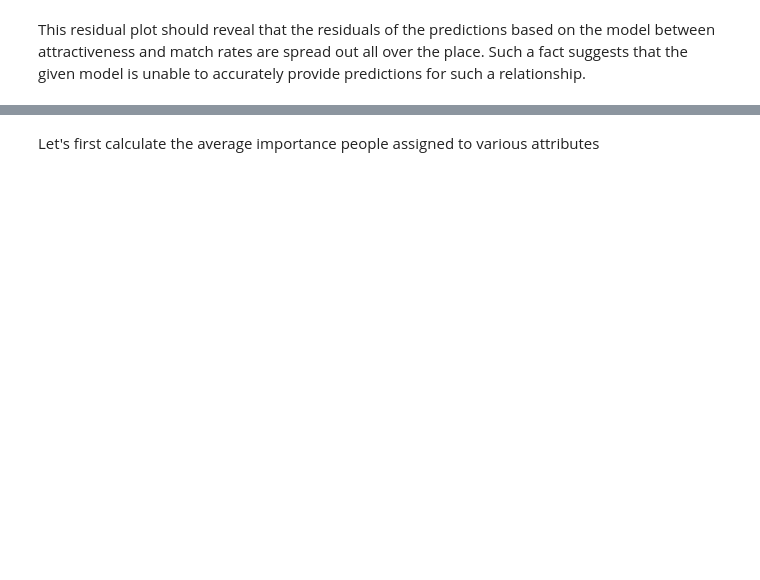
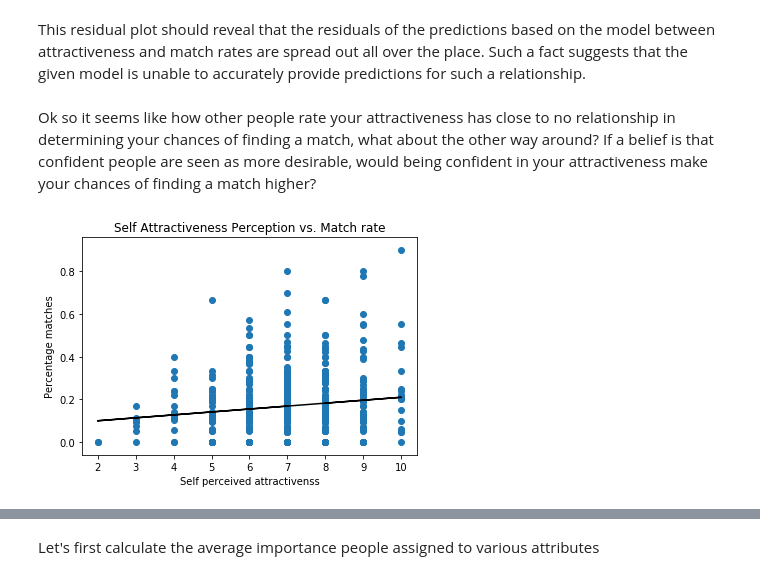
Before and after one commit to egao7/egao7.github.io, a Jupyter notebook: FinalTutorial/Li_Dennis_FinalTutorial.ipynb, the cells around one changed output, grey strips where cells are left out. Cells and saved outputs as stored; diff of their text form; code cells hidden in the pictures; blank space fills up the shorter version.

```diff
--- a/FinalTutorial/Li_Dennis_FinalTutorial.ipynb
+++ b/FinalTutorial/Li_Dennis_FinalTutorial.ipynb
@@ -194,0 +204,23 @@ Though the above exploratory analyses do give an idea of what general characteri
+# %%
+# Find how many total partners each person had and how many total matches they had as well
+group_by_person = data.groupby('iid')
+num_partners = group_by_person['pid'].count().reset_index()
+num_partners.columns = ['iid','num_partners']
+num_matches = group_by_person['match'].sum().reset_index()
+num_matches.columns = ['iid', 'num_matches']
+
+# Calculate the percentage of matches each person ended up getting
+match_percentages = []
+iids = []
+for index, row in num_partners.iterrows():
+    iid = row['iid']
+    iids.append(iid)
+    num_partner = row['num_partners']
+    num_match_row = num_matches.loc[num_matches['iid']==iid]
+    num_match = num_match_row['num_matches']
+    match_percentages.append(float(num_match/num_partner))
+
+# Create a dataframe to save the results
+d = {'iid':iids,'match_percentage':match_percentages}
+percentage_df = pd.DataFrame(data=d)
+percentage_df.head()
@@ -283,2 +298,21 @@ plt.show()
 # %% [markdown]
 This residual plot should reveal that the residuals of the predictions based on the model between attractiveness and match rates are spread out all over the place. Such a fact suggests that the given model is unable to accurately provide predictions for such a relationship.
+# %% [markdown]
+Ok so it seems like how other people rate your attractiveness has close to no relationship in determining your chances of finding a match, what about the other way around? If a belief is that confident people are seen as more desirable, would being confident in your attractiveness make your chances of finding a match higher?
+# %%
+plt.figure(plot_index)
+plot_index += 1
+
+# Only consider the data regarding self perception
+x = avg_perc['self_perc']
+y = percentage_df['match_percentage']
+
+plt.scatter(x,y)
+plt.title("Self Attractiveness Perception vs. Match rate")
+plt.xlabel("Self perceived attractivenss")
+plt.ylabel("Percentage matches")
+b, m = polyfit(x, y, 1)
+plt.plot(x, b + m * x, '-', color='black')
+plt.show()
+# %% [output]
+[figure, added]
```
Also changed, not shown: parts of 52 cells of this notebook.
